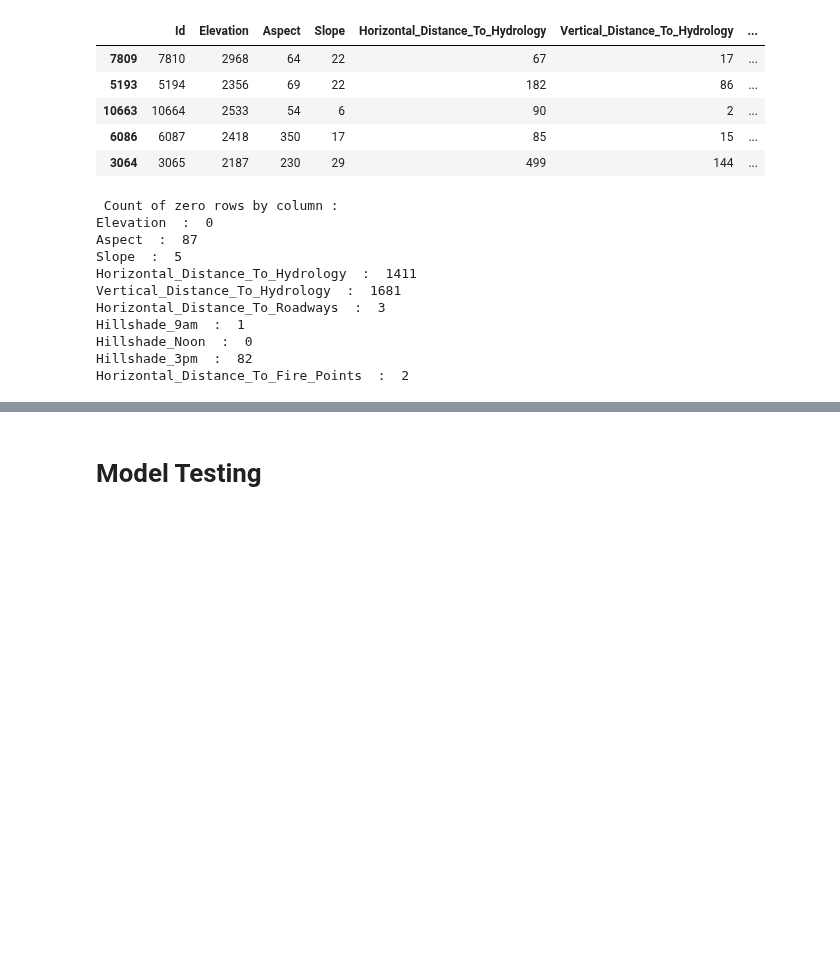
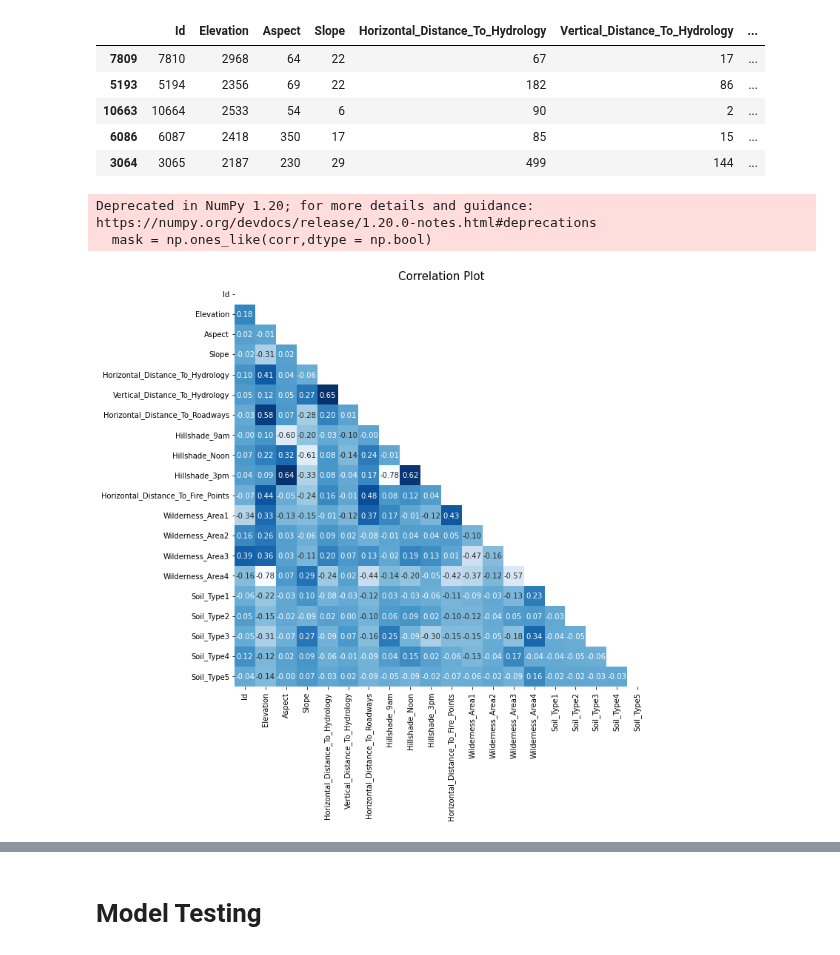
Before and after one commit to sams-data/mids-w207_9_sp22_forest_cover_classification, a Jupyter notebook: Bridwell_Carmeli_Hand_Stephens_finalprojectbaseline.ipynb, the cells around one changed output, grey strips where cells are left out. Saved outputs shown, nothing was run; the diff lists cells and outputs as text; code cells hidden in the pictures; blank space fills up the shorter version.

Commit message:
added correlation, distributions, and nonzero counts

```diff
--- a/Bridwell_Carmeli_Hand_Stephens_finalprojectbaseline.ipynb
+++ b/Bridwell_Carmeli_Hand_Stephens_finalprojectbaseline.ipynb
@@ -147,25 +155,29 @@ train_df.head()
 | 10663 | 10664 | 2533 | 54 | 6 | 90 | 2 | ... |
 | 6086 | 6087 | 2418 | 350 | 17 | 85 | 15 | ... |
 | 3064 | 3065 | 2187 | 230 | 29 | 499 | 144 | ... |
-# %%
-def count_zero_for_a_column(train_df, column_name):
-    count_obj = train_df.apply(lambda x: True if x[column_name] == 0 else False , axis=1)
-    no_rows = len(count_obj[count_obj == True].index)
-    print ( column_name , ' : ' , no_rows )
-print ("\033[1m" , 'Count of zero rows by column :' , "\033[0;0m")
-column_list = ['Elevation', 'Aspect', 'Slope','Horizontal_Distance_To_Hydrology','Vertical_Distance_To_Hydrology', 'Horizontal_Distance_To_Roadways',
-       'Hillshade_9am', 'Hillshade_Noon', 'Hillshade_3pm','Horizontal_Distance_To_Fire_Points']
-for column_name in column_list:
-    count_zero_for_a_column(train_df, column_name)
-# %% [output]
- Count of zero rows by column :
-Elevation  :  0
-Aspect  :  87
-Slope  :  5
-Horizontal_Distance_To_Hydrology  :  1411
-Vertical_Distance_To_Hydrology  :  1681
-Horizontal_Distance_To_Roadways  :  3
-Hillshade_9am  :  1
-Hillshade_Noon  :  0
-Hillshade_3pm  :  82
-Horizontal_Distance_To_Fire_Points  :  2
+# %%
+# correlation plot
+corr = train_df.iloc[:, 0:20].corr()
+
+# make mask (only plot lower left triangle)
+mask = np.ones_like(corr,dtype = np.bool)
+mask = np.triu(mask)
+
+# plot the heatmap
+fig, ax = plt.subplots(figsize=(10,10))
+sns.heatmap(corr,
+        xticklabels=corr.columns,
+        yticklabels=corr.columns,
+        mask = mask,
+        annot=True,
+        fmt='.2f',
+        cmap="Blues",
+        cbar=False)
+
+plt.title('Correlation Plot',size=15)
+plt.show()
+pass
+# %% [output]
+Deprecated in NumPy 1.20; for more details and guidance: https://numpy.org/devdocs/release/1.20.0-notes.html#deprecations
+  mask = np.ones_like(corr,dtype = np.bool)
+[figure, added]
```
Also changed, not shown: parts of 5 cells of this notebook.
